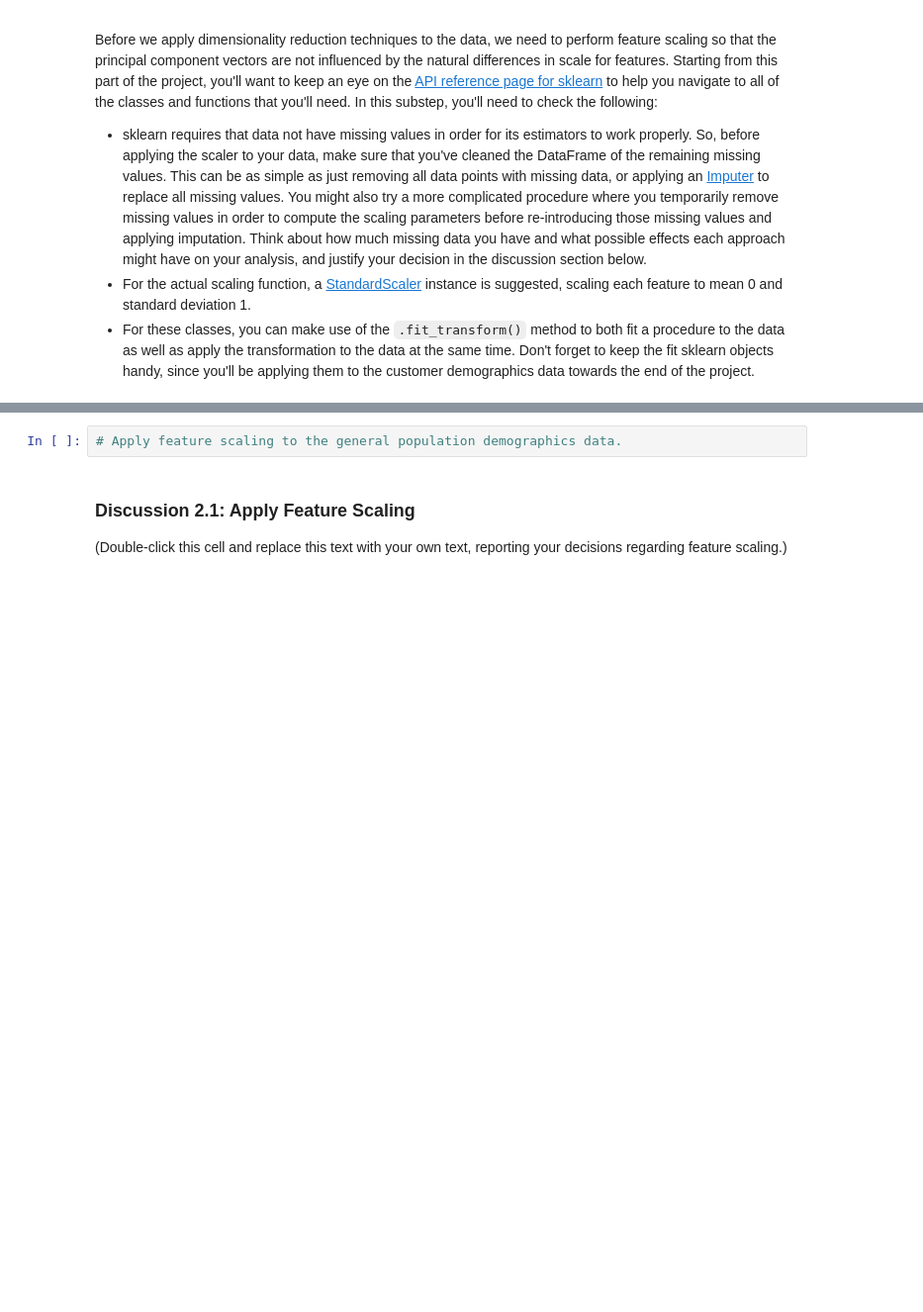
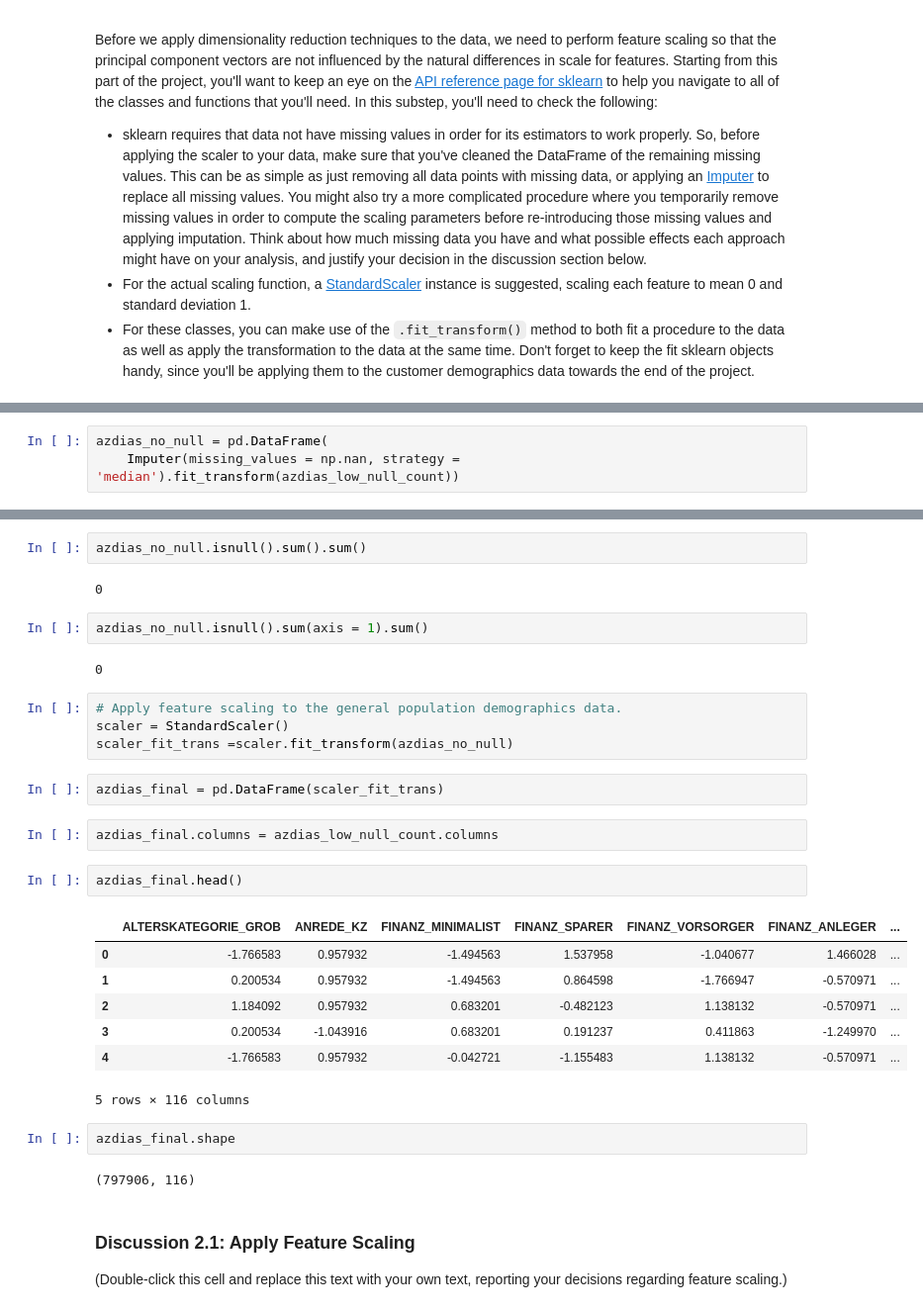
Before and after one commit to analia-barragan/Identify_Customer_Segments, a Jupyter notebook: Identify_Customer_Segments.ipynb, the cells around one changed output, grey strips where cells are left out. Shown at 99% size. Cells and saved outputs as stored; diff of their text form; blank space fills up the shorter version.

Commit message:
Imputed all null values in dataframe and scaled the data using standard scaling - Final dataframe called azdias_final

```diff
--- a/Identify_Customer_Segments.ipynb
+++ b/Identify_Customer_Segments.ipynb
@@ -821,0 +856,3 @@ Before we apply dimensionality reduction techniques to the data, we need to perf
+# %%
+azdias_no_null = pd.DataFrame(
+    Imputer(missing_values = np.nan, strategy = 'median').fit_transform(azdias_low_null_count))
@@ -822,5 +861,33 @@ Before we apply dimensionality reduction techniques to the data, we need to perf
+# %%
+azdias_no_null.isnull().sum().sum()
+# %% [output]
+0
+# %%
+azdias_no_null.isnull().sum(axis = 1).sum()
+# %% [output]
+0
 # %%
 # Apply feature scaling to the general population demographics data.
+scaler = StandardScaler()
+scaler_fit_trans =scaler.fit_transform(azdias_no_null)
+# %%
+azdias_final = pd.DataFrame(scaler_fit_trans)
+# %%
+azdias_final.columns = azdias_low_null_count.columns
+# %%
+azdias_final.head()
+# %% [output]
+|  | ALTERSKATEGORIE_GROB | ANREDE_KZ | FINANZ_MINIMALIST | FINANZ_SPARER | FINANZ_VORSORGER | FINANZ_ANLEGER | ... |
+| 0 | -1.766583 | 0.957932 | -1.494563 | 1.537958 | -1.040677 | 1.466028 | ... |
+| 1 | 0.200534 | 0.957932 | -1.494563 | 0.864598 | -1.766947 | -0.570971 | ... |
+| 2 | 1.184092 | 0.957932 | 0.683201 | -0.482123 | 1.138132 | -0.570971 | ... |
+| 3 | 0.200534 | -1.043916 | 0.683201 | 0.191237 | 0.411863 | -1.249970 | ... |
+| 4 | -1.766583 | 0.957932 | -0.042721 | -1.155483 | 1.138132 | -0.570971 | ... |
+5 rows × 116 columns
+# %%
+azdias_final.shape
+# %% [output]
+(797906, 116)
 # %% [markdown]
 ### Discussion 2.1: Apply Feature Scaling
 
```
Also changed, not shown: parts of 7 cells of this notebook.
